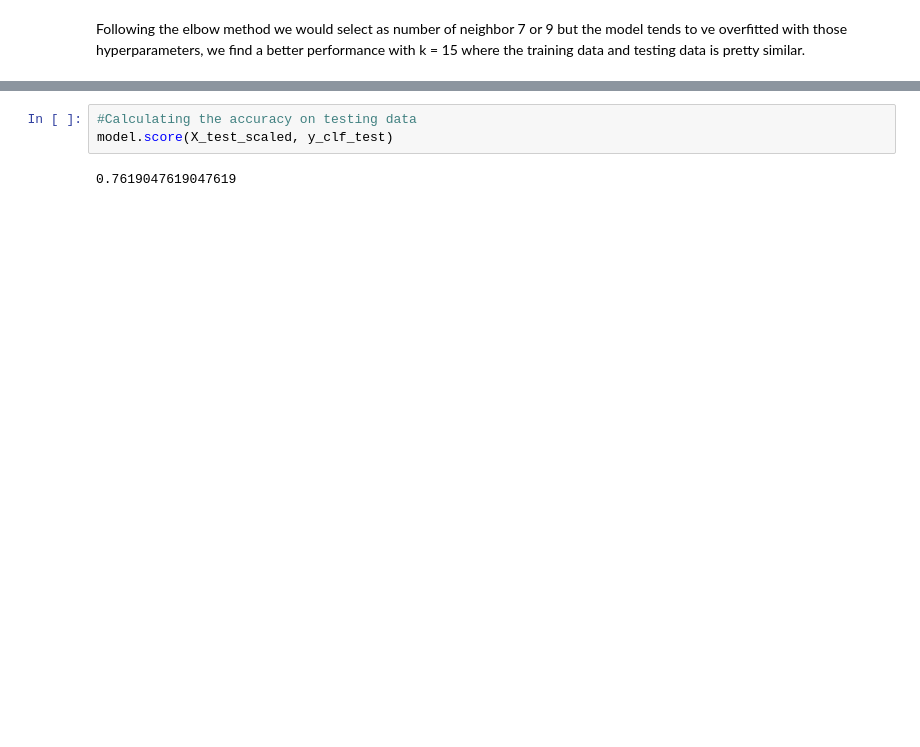
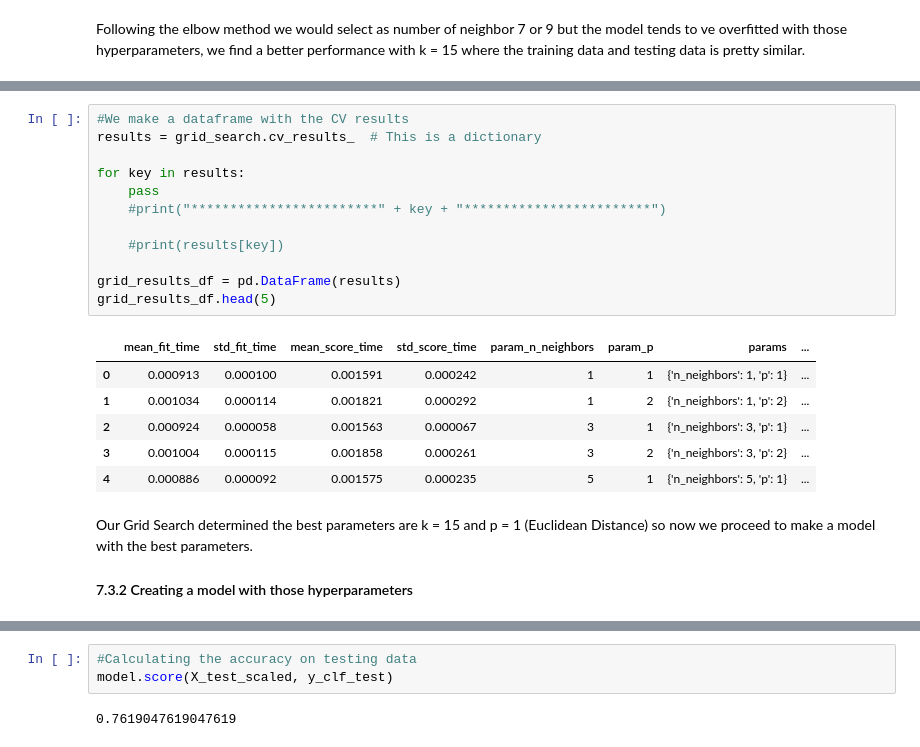
Before and after one commit to Carlos-PC05/FinalProjectCS-362, a Jupyter notebook: FinalReport_SP26_RV_PC_MASTERFILE.ipynb, the cells around one changed output, grey strips where cells are left out. Drawn from its saved outputs; the diff is of its cells as text; blank space fills up the shorter version.

```diff
--- a/FinalReport_SP26_RV_PC_MASTERFILE.ipynb
+++ b/FinalReport_SP26_RV_PC_MASTERFILE.ipynb
@@ -1303 +1326,24 @@ Following the elbow method we would select as number of neighbor 7 or 9 but the
+# %%
+#We make a dataframe with the CV results
+results = grid_search.cv_results_  # This is a dictionary
+
+for key in results:
+    pass
+    #print("************************" + key + "************************")
+
+    #print(results[key])
+
+grid_results_df = pd.DataFrame(results)
+grid_results_df.head(5)
+# %% [output]
+|  | mean_fit_time | std_fit_time | mean_score_time | std_score_time | param_n_neighbors | param_p | params | ... |
+| 0 | 0.000913 | 0.000100 | 0.001591 | 0.000242 | 1 | 1 | {'n_neighbors': 1, 'p': 1} | ... |
+| 1 | 0.001034 | 0.000114 | 0.001821 | 0.000292 | 1 | 2 | {'n_neighbors': 1, 'p': 2} | ... |
+| 2 | 0.000924 | 0.000058 | 0.001563 | 0.000067 | 3 | 1 | {'n_neighbors': 3, 'p': 1} | ... |
+| 3 | 0.001004 | 0.000115 | 0.001858 | 0.000261 | 3 | 2 | {'n_neighbors': 3, 'p': 2} | ... |
+| 4 | 0.000886 | 0.000092 | 0.001575 | 0.000235 | 5 | 1 | {'n_neighbors': 5, 'p': 1} | ... |
+# %% [markdown]
+Our Grid Search determined the best parameters are k = 15 and p = 1 (Euclidean Distance) so now we proceed to make a model with the best parameters.
+
+#### 7.3.2 Creating a model with those hyperparameters
 # %%
```
Also changed, not shown: parts of 47 cells of this notebook.
